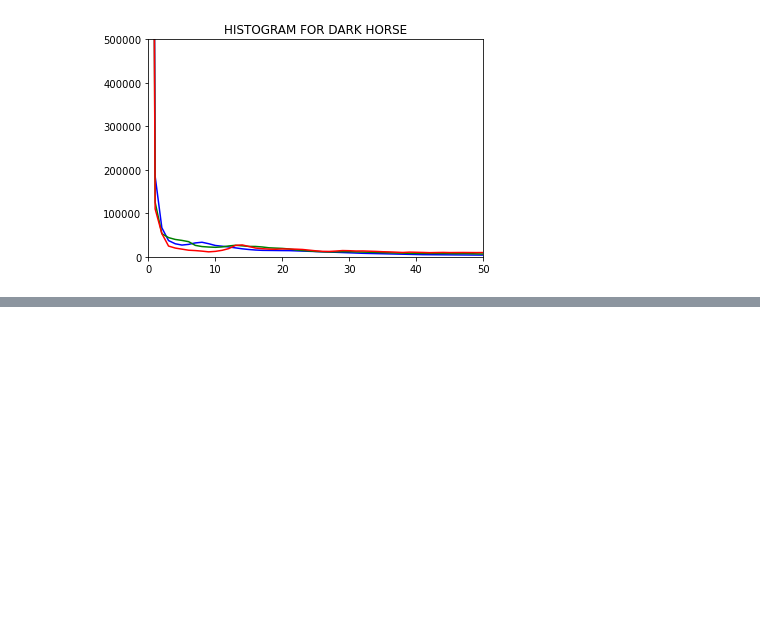
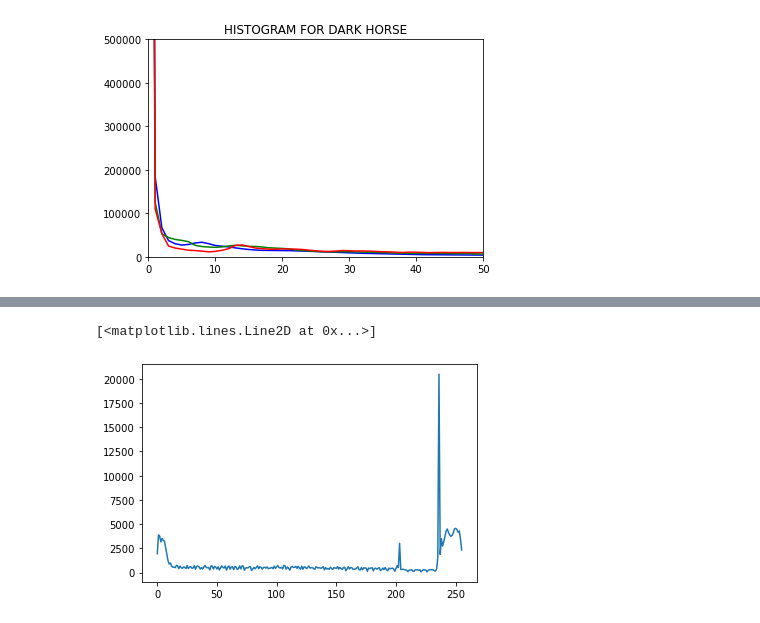
Before and after one commit to alperergul/computer-vision, a Jupyter notebook: ImageProcessing/histogram_part_1.ipynb, the cells around one changed output, grey strips where cells are left out. Saved outputs shown, nothing was run; the diff lists cells and outputs as text; code cells hidden in the pictures; blank space fills up the shorter version.

```diff
--- a/ImageProcessing/histogram_part_1.ipynb
+++ b/ImageProcessing/histogram_part_1.ipynb
@@ -56,0 +98,5 @@ Text(0.5, 1.0, 'HISTOGRAM FOR DARK HORSE')
+# %%
+plt.plot(hist_values_red)
+# %% [output]
+[<matplotlib.lines.Line2D at 0x...>]
+[figure, added]
```
Also changed, not shown: parts of 31 cells of this notebook, 1 other file.
